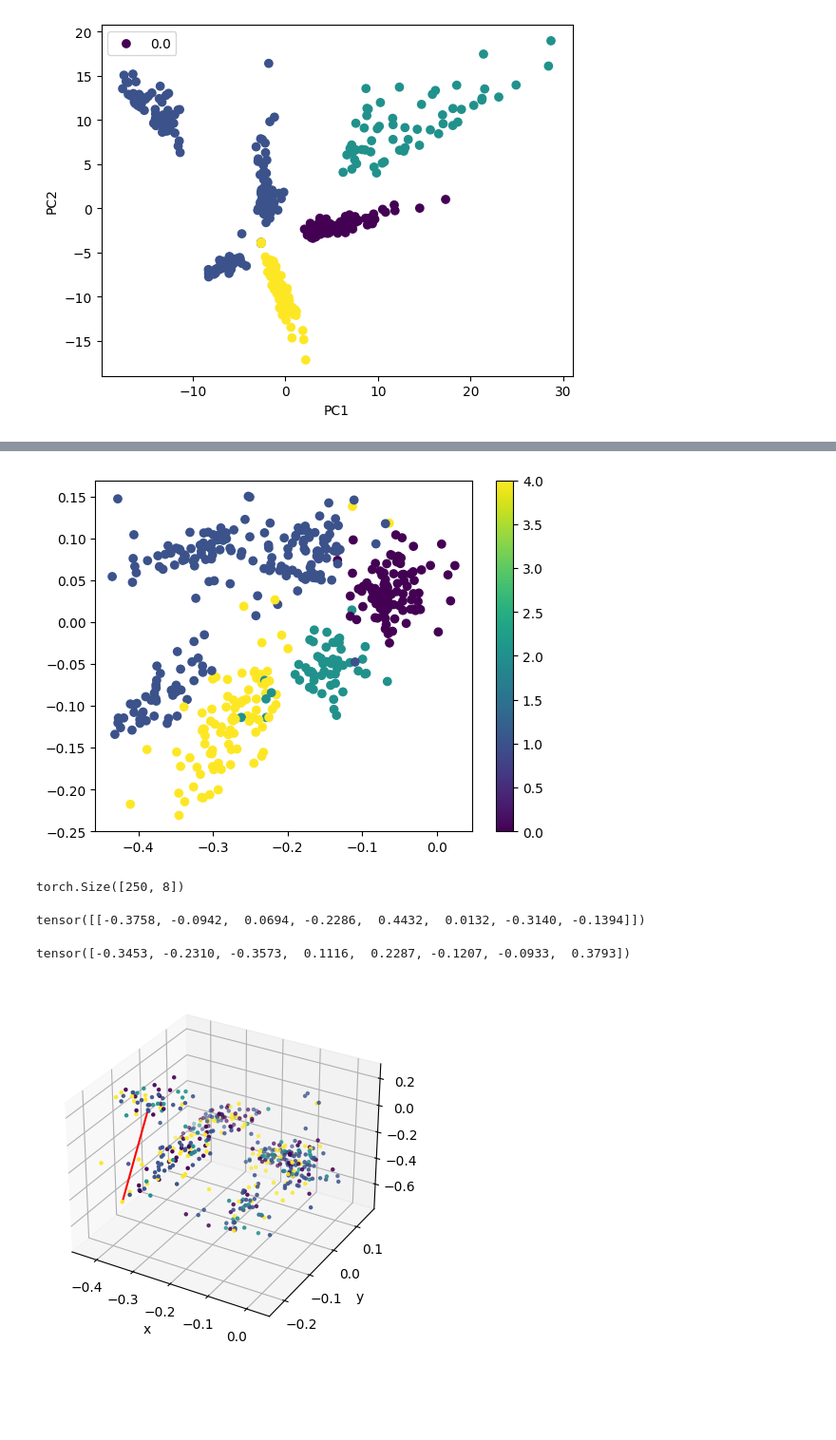
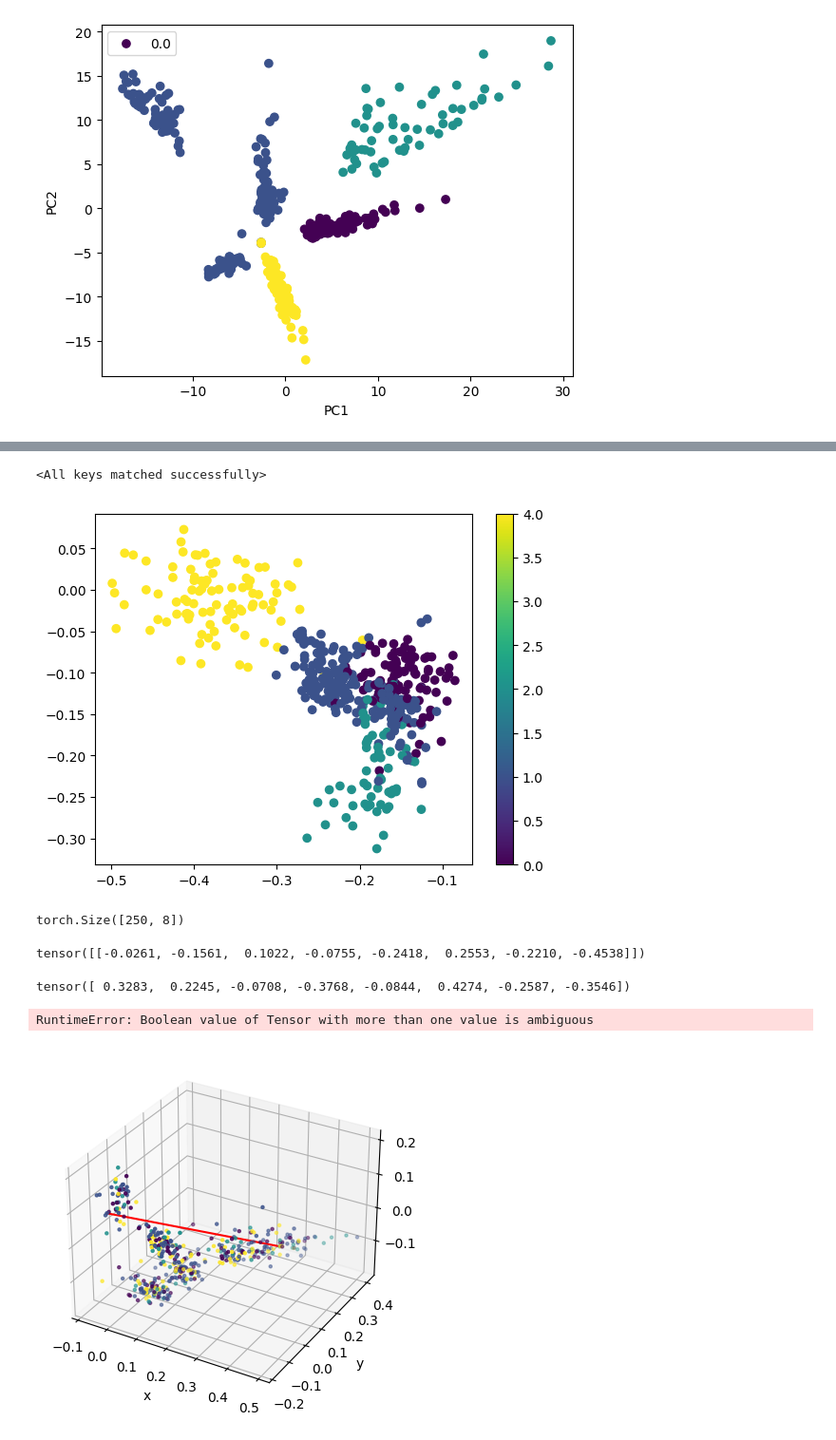
Before and after one commit to StefRodopCodes94/CounterFactual-VAE, a Jupyter notebook: Model/VAE_Microbiome.ipynb, the cells around one changed output, grey strips where cells are left out. Shown at 95% size. Saved outputs shown, nothing was run; the diff lists cells and outputs as text; code cells hidden in the pictures; blank space fills up the shorter version.

```diff
--- a/Model/VAE_Microbiome.ipynb
+++ b/Model/VAE_Microbiome.ipynb
@@ -200,7 +200,7 @@ latent_size = 8
 learning_rate = 1e-4
 num_epochs = 10
 # %%
-data = torch.log(data + 1)  # apply log transformation to data
+data = torch.log(data + 2)  # apply log transformation to data
 dataset = MyDataset(data, labels)
 dataloader = DataLoader(dataset, batch_size=batch_size,shuffle=True)
 # %%
@@ -230,7 +230,7 @@ def train(model, dataloader, optimizer, epoch):
         epoch, train_loss / len(dataloader.dataset)))
 # %%
 # Train the model for several epochs
-for epoch in range(5250):
+for epoch in range(5000):
     train(model, dataloader, optimizer, epoch)
     scheduler.step()
 # %% [output]
@@ -256,6 +256,8 @@ torch.save(VAE.state_dict(model), '../Model/vae_one_study2.pth')
 # %%
 #load Model and encode data
-VAE.load_state_dict(model, torch.load('vae_one_study2.pth'))
+VAE.load_state_dict(model, torch.load('VAE_micro.pth'))
+# %% [output]
+<All keys matched successfully>
 # %%
 # Encode the data into the latent space
 model.eval()
@@ -274,7 +276,7 @@ plt.scatter(encoded_data[:, 0], encoded_data[:, 1], c=labels)
 plt.colorbar()
 plt.show()
 # %% [output]
-[figure, old version]
+[figure, new version]
 # %%
 with torch.no_grad():
     z, _ = model.encoder(data.float())
@@ -360,13 +362,13 @@ random_index = torch.randint(high=class_1_indices.shape[0], size=(1,))  # Choose
 random_point_healthy = class_data[class_1_indices[random_index], :]  # Get the random point
 random_point_healthy
 # %% [output]
-tensor([[-0.3758, -0.0942,  0.0694, -0.2286,  0.4432,  0.0132, -0.3140, -0.1394]])
+tensor([[-0.0261, -0.1561,  0.1022, -0.0755, -0.2418,  0.2553, -0.2210, -0.4538]])
 # %%
 # Find the nearest point in another class
 x_cf = counterfactual_optimization(random_point_healthy, latent_space_not_healthy, k=1, num_iters=1000, lr=0.001)
 x_cf
 # %% [output]
-tensor([-0.3453, -0.2310, -0.3573,  0.1116,  0.2287, -0.1207, -0.0933,  0.3793])
+tensor([ 0.3283,  0.2245, -0.0708, -0.3768, -0.0844,  0.4274, -0.2587, -0.3546])
 # %%
 import torch
 
@@ -480,30 +482,32 @@ y_index = torch.where(torch.all(z == x_cf, dim=1))[0][0].item()
 y_index  = torch.tensor(y_index)
 a = shortest_path(z,random_point_healthy,x_cf)
 a
+# %% [output]
+RuntimeError: Boolean value of Tensor with more than one value is ambiguous
 # %%
 # Assuming x and y are tensors of shape (1, 8) representing random point from class 1 and nearest point in class 2 respectively
 # and z is the full latent space tensor of shape (n_samples, 8)
 
 # Get indices of x and y in z
 x_index = torch.where(torch.all(z == random_point_healthy, dim=1))[0].item()
 y_index = torch.where(torch.all(z == x_cf, dim=1))[0].item()
 
 # Get all indices between x and y in z Using  dijkstra algorith
 line = Euclidian(z,random_point_healthy, x_cf)
 
 
 # Plot line in 3D
 fig = plt.figure()
 ax = fig.add_subplot(projection='3d')
 ax.plot(line[:, 0], line[:, 1], line[:, 2],color='red')
 # Plot scatter plot
-ax.scatter(z[:, 0], z[:, 1], z[:, 2], c=labels, s=5)
+ax.scatter(z[:, 0], z[:, 1], z[:, 2], c=class_labels, s=5)
 ax.set_xlabel('x')
 ax.set_ylabel('y')
 ax.set_zlabel('z')
 plt.show()
 # %% [output]
-[figure, old version]
+[figure, new version]
 # %%
 # Load  latent space and label datasets
 
```
Also changed, not shown: parts of 2 cells of this notebook, 1 other file.
